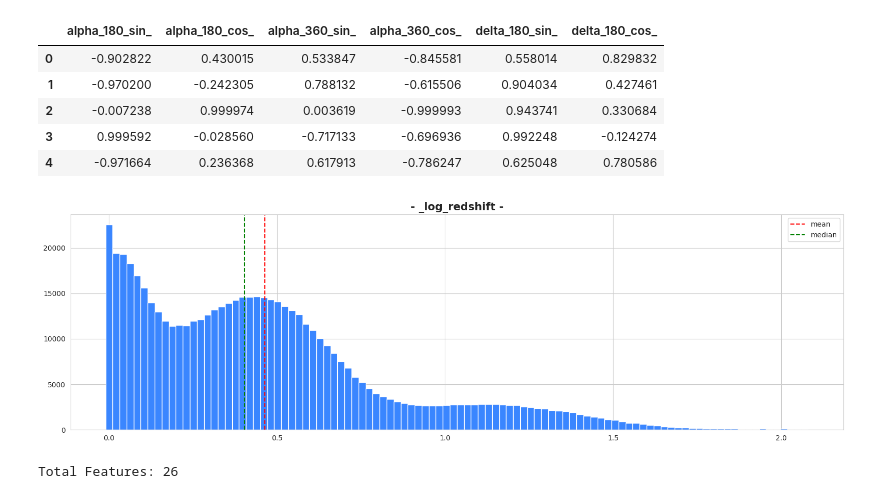
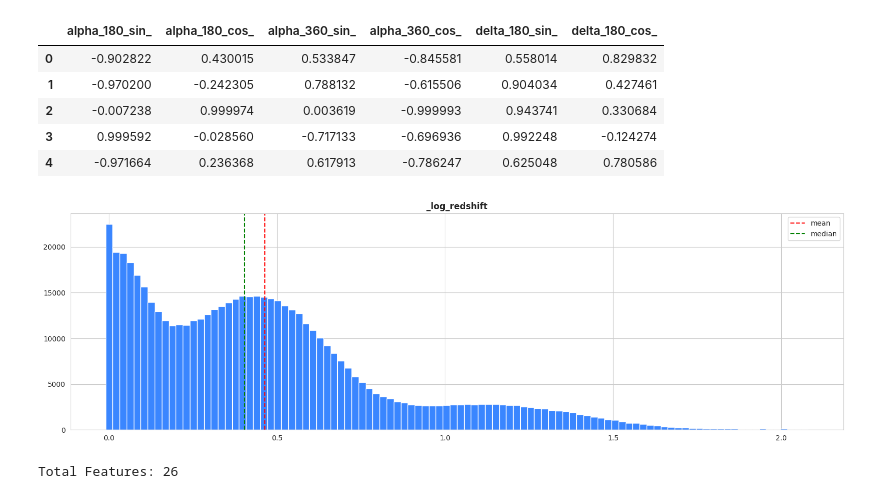
Before and after one commit to coded-sly/ps6e6-Stellar-Class, a Jupyter notebook: ps6e6-keras-fs-stellar.ipynb, the cells around one changed output. Drawn from its saved outputs; the diff is of its cells as text; code cells hidden in the pictures.

```diff
--- a/ps6e6-keras-fs-stellar.ipynb
+++ b/ps6e6-keras-fs-stellar.ipynb
@@ -577,26 +597,26 @@ train[cyclic_cols].head()
 # %%
 ## -- Create log-transformed features --
 for df in [train, test, orig]:
-    for col in ["redshift"]:
+    for col in ['redshift',]:
         n_log = f"_log_{col}"
         df[n_log] = np.log1p(df[col])
 
-log_cols = [c for c in train.columns if c.startswith("_log_")]
+log_cols = [c for c in train.columns if c.startswith('_log_')]
 
 plt.figure(figsize=(16, 5))
 
 for i, col in enumerate(log_cols):
     # plt.subplot(2, len(log_cols)//2, i+1)
     plt.hist(train[col], bins=100)
-    plt.axvline(x=train[col].mean(), color='r', linestyle='--', label="mean")
-    plt.axvline(x=train[col].median(), color='g', linestyle='--', label="median")
-    plt.title(f"- {col} -", fontweight="semibold", fontsize=15)
+    plt.axvline(x=train[col].mean(), color='r', linestyle='--', label='mean')
+    plt.axvline(x=train[col].median(), color='g', linestyle='--', label='median')
+    plt.title(f'{col}', fontweight='semibold')
     plt.legend()
 
 plt.tight_layout()
 plt.show()
 # %% [output]
-[figure, old version]
+[figure, new version]
 # %%
 # ## -- Frequency encoding --
 # freq_cols = []
```
Also changed, not shown: parts of 11 cells of this notebook.
